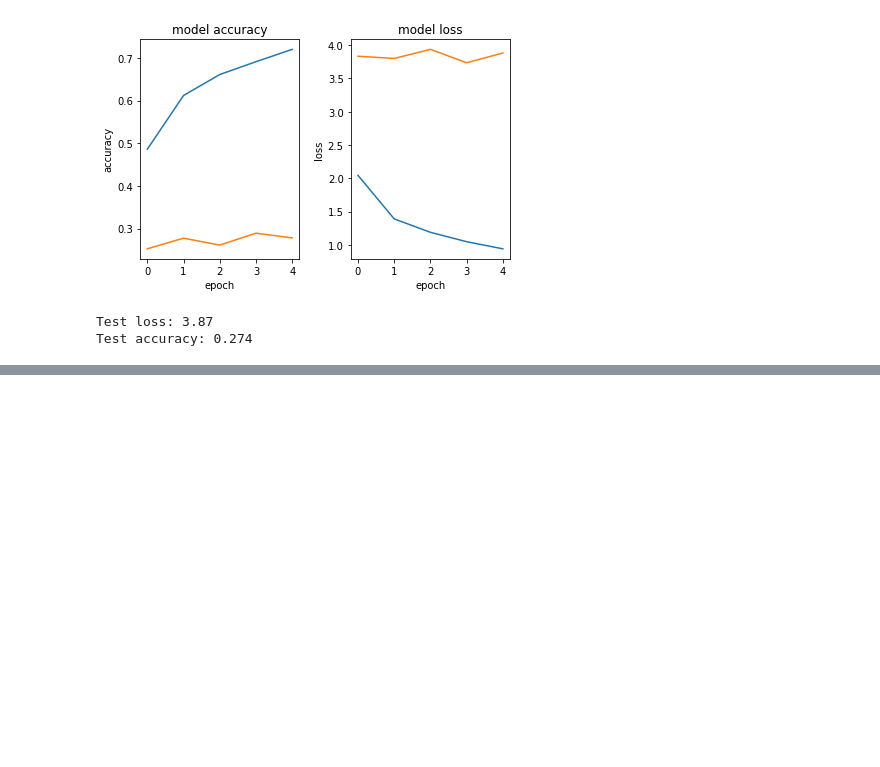
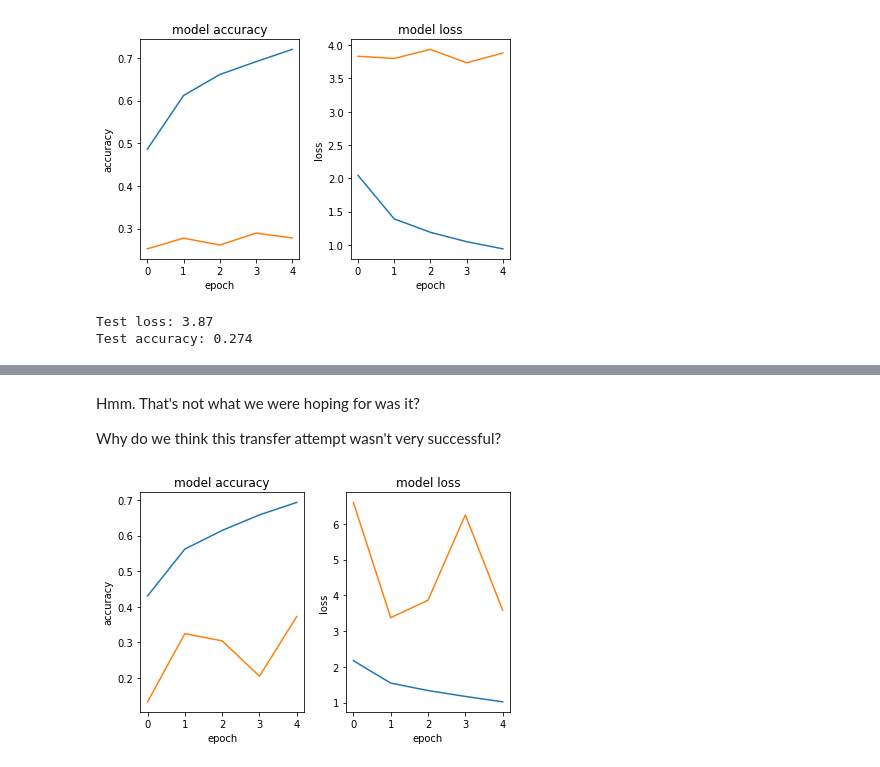
Before and after one commit to Tebs-Lab/intro-to-deep-learning, a Jupyter notebook: 04-convolutional-neural-networks/03-transfer-learning.ipynb, the cells around one changed output, grey strips where cells are left out. Drawn from its saved outputs; the diff is of its cells as text; code cells hidden in the pictures; blank space fills up the shorter version.

```diff
--- a/04-convolutional-neural-networks/03-transfer-learning.ipynb
+++ b/04-convolutional-neural-networks/03-transfer-learning.ipynb
@@ -950,0 +516,13 @@ KeyboardInterrupt:
+# %% [markdown]
+Hmm. That's not what we were hoping for was it?
+
+Why do we think this transfer attempt wasn't very successful?
+# %%
+# lets try unfreezing a lot more. We have a reasonable amount of training data, so lets try!
+
+# WARNING, THIS TOOK ~2 hours on my MacbookPro
+history, model = transfer_from_mobilenet('adam', 0) # unfreeze it all!
+model.save(save_directory + "adam_train_all")
+plot_training_history(history, model)
+# %% [output]
+[figure, added]
```
Also changed, not shown: parts of 9 cells of this notebook, 12 other files.
